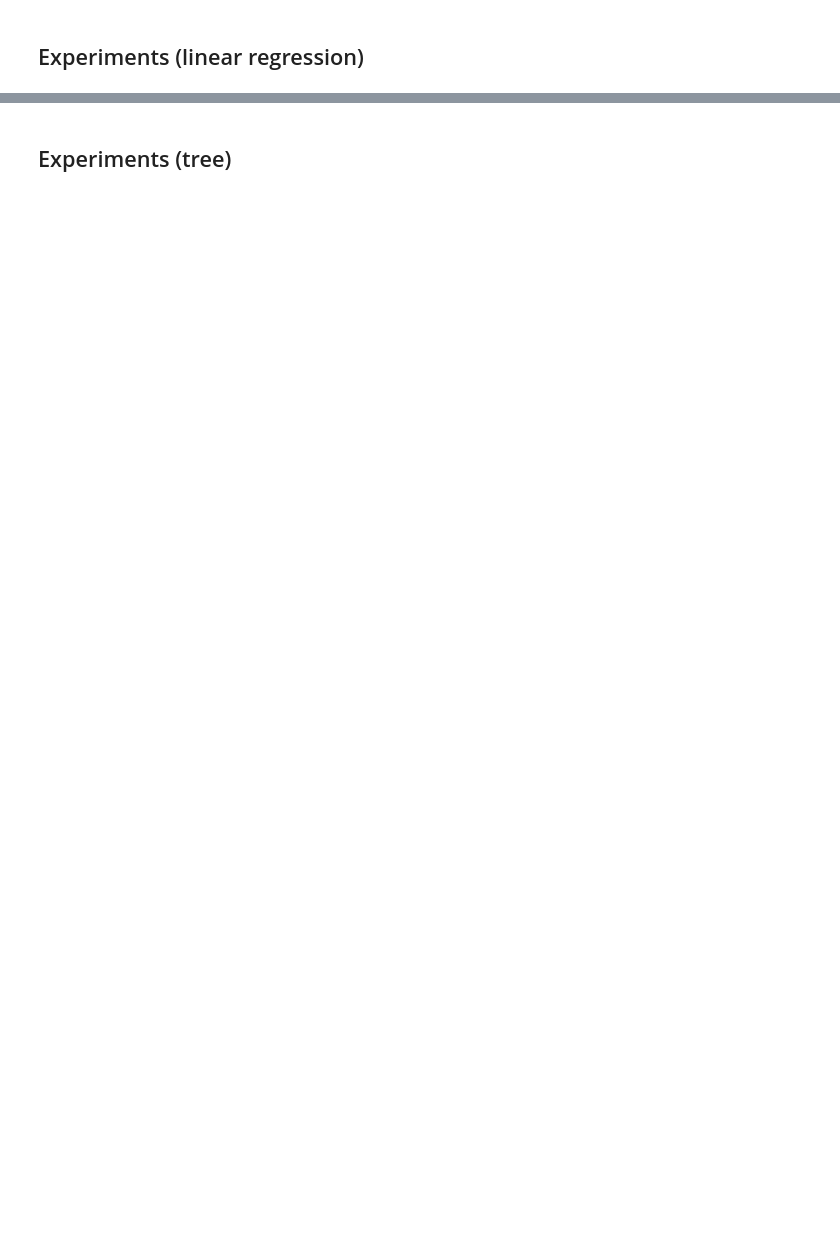
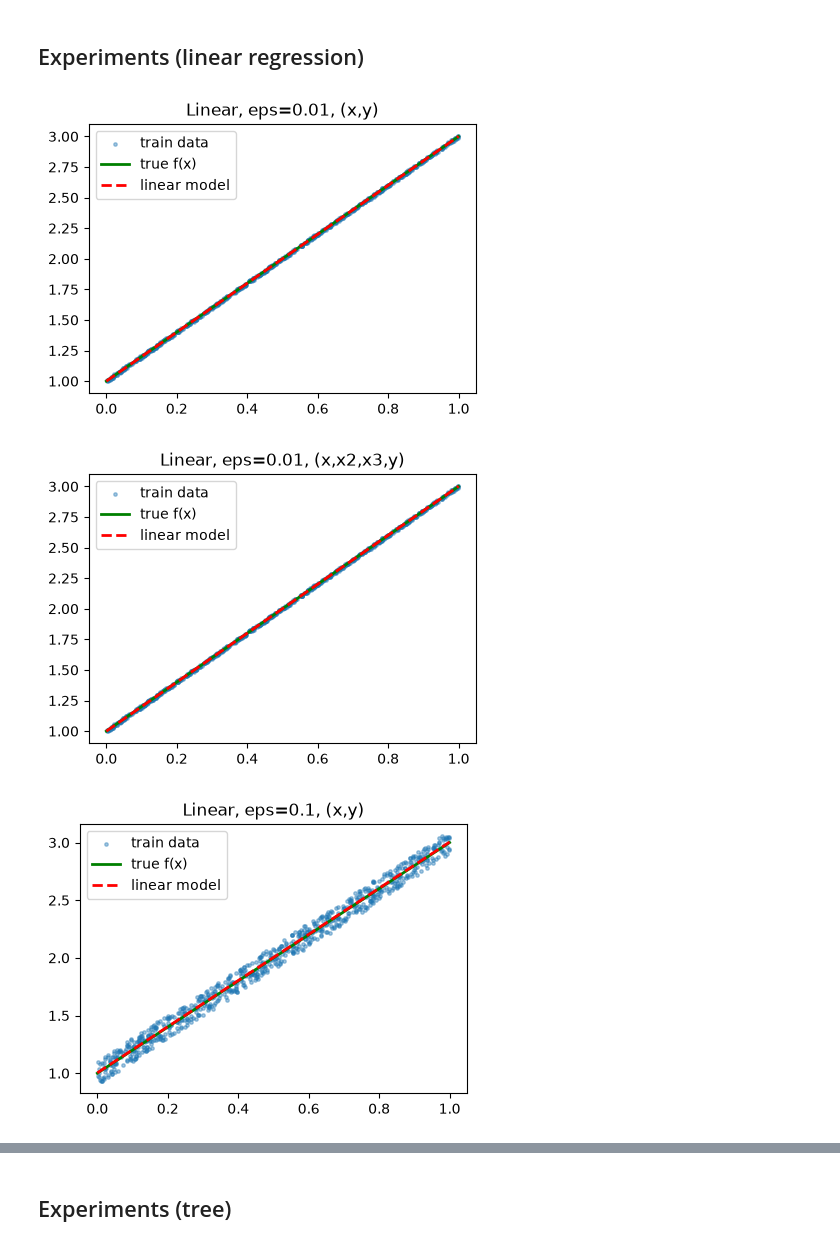
Before and after one commit to JonathanSchwenk/cs6220_HW2, a Jupyter notebook: homework_2.ipynb, the cells around one changed output, grey strips where cells are left out. Saved outputs shown, nothing was run; the diff lists cells and outputs as text; code cells hidden in the pictures; blank space fills up the shorter version.

```diff
--- a/homework_2.ipynb
+++ b/homework_2.ipynb
@@ -38,2 +188,38 @@ print(df.head(3)); print(len(train), len(test))
 # %% [markdown]
 ## Experiments (linear regression)
+# %%
+TRUE_FUNCS = {"Linear": lambda x: 2*x + 1, "Cubic": lambda x: 0.5*x**3 - x**2 + x}
+SCHEMAS = {"(x,y)": [], "(x,x2,x3,y)": [lambda x: x**2, lambda x: x**3]}
+
+def x_to_frame(x, funcs):
+    """Build a DataFrame of x plus the extra columns, for plotting the full model curve."""
+    d = {"x": x}
+    for i, f in enumerate(funcs, start=1):
+        d[f"f_{i}(x)"] = f(x)
+    return pd.DataFrame(d)
+
+def run_lr(func_name, eps, schema_name, n=1000, plot=True):
+    true_f, extra = TRUE_FUNCS[func_name], SCHEMAS[schema_name]
+    df = generate_noisy_dataset(extra, true_f, (0.0, 1.0), n, eps)
+    train, test = split_dataset(df)
+    beta = fit(train)
+    train_rmse = evaluate_model(predict(beta, train), train["y"].to_numpy())
+    test_rmse = evaluate_model(predict(beta, test), test["y"].to_numpy())
+    err10 = predict(beta, x_to_frame(np.array([10.0]), extra))[0] - true_f(10.0)   # Q5
+    if plot:
+        grid = np.linspace(0, 1, 200)
+        plt.figure(figsize=(5, 3.5))
+        plt.scatter(train["x"], train["y"], s=6, alpha=0.4, label="train data")
+        plt.plot(grid, true_f(grid), "g-", lw=2, label="true f(x)")
+        plt.plot(grid, predict(beta, x_to_frame(grid, extra)), "r--", lw=2, label="linear model")
+        plt.title(f"{func_name}, eps={eps}, {schema_name}"); plt.legend(); plt.show()
+    return {"true_f": func_name, "noise": eps, "schema": schema_name,
+            "train_rmse": train_rmse, "test_rmse": test_rmse, "error_at_x=10": err10}
+
+# Q3 (schema (x,y)) and Q4 (schema (x,x2,x3,y)): 8 runs, 8 plots, one summary table
+rows = [run_lr(f, e, s) for f in TRUE_FUNCS for e in (0.01, 0.1) for s in SCHEMAS]
+pd.DataFrame(rows).round(4)
+# %% [output]
+[figure, added]
+[figure, added]
+[figure, added]
```
Also changed, not shown: parts of 6 cells of this notebook, 1 other file.
